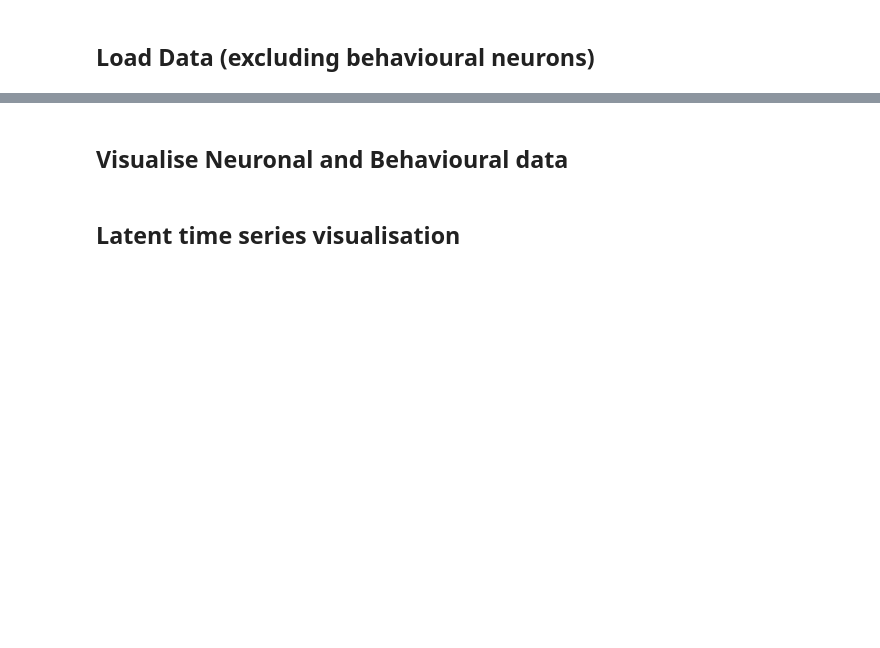
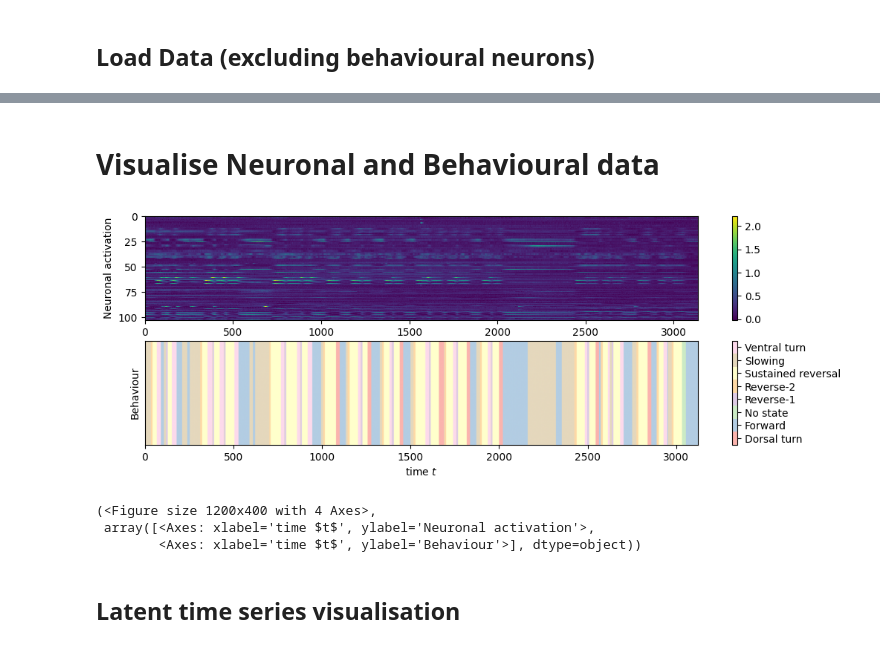
Before and after one commit to neuroinformatics-uni-vienna/NC-MCM, a Jupyter notebook: demos/visualisers.ipynb, the cells around one changed output, grey strips where cells are left out. Saved outputs shown, nothing was run; the diff lists cells and outputs as text; code cells hidden in the pictures; blank space fills up the shorter version.

Commit message:
Revert "finishing up visualiser.ipynb & option to return encoder or file path…"

```diff
--- a/demos/visualisers.ipynb
+++ b/demos/visualisers.ipynb
@@ -29,7 +48,12 @@ b = data.behaviour
 # %% [markdown]
-## Visualise Neuronal and Behavioural data
+# Visualise Neuronal and Behavioural data
 # %%
-_, _ = plotting_neuronal_behavioural(x, b, b_names=data.behaviour_names)
+plotting_neuronal_behavioural(x, b, b_names=data.behaviour_names)
+# %% [output]
+[figure, added]
+(<Figure size 1200x400 with 4 Axes>,
+ array([<Axes: xlabel='time $t$', ylabel='Neuronal activation'>,
+        <Axes: xlabel='time $t$', ylabel='Behaviour'>], dtype=object))
 # %% [markdown]
 ## Latent time series visualisation
 # %%
```
Also changed, not shown: parts of 10 cells of this notebook, 13 other files.
